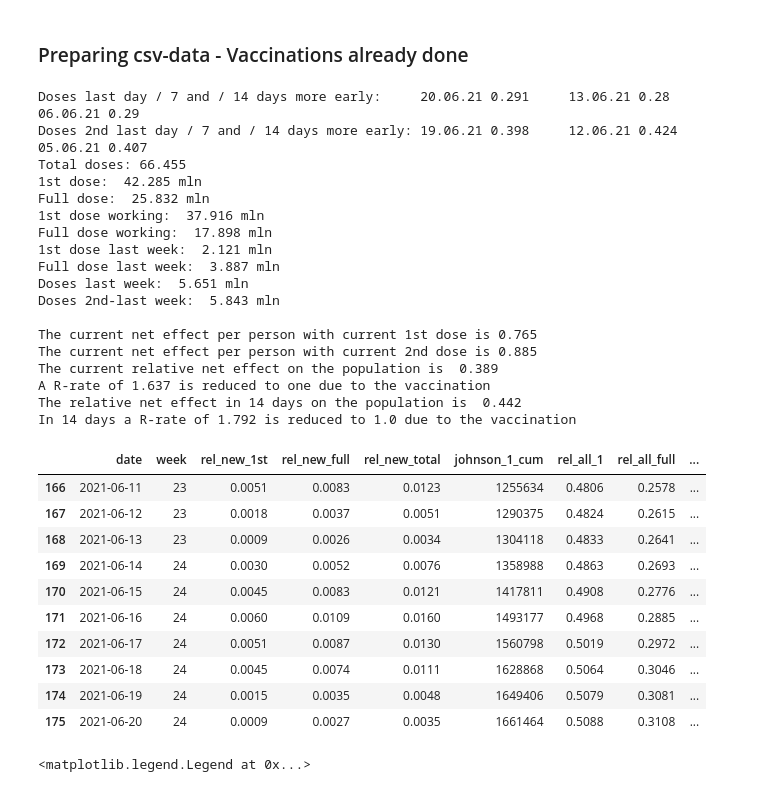
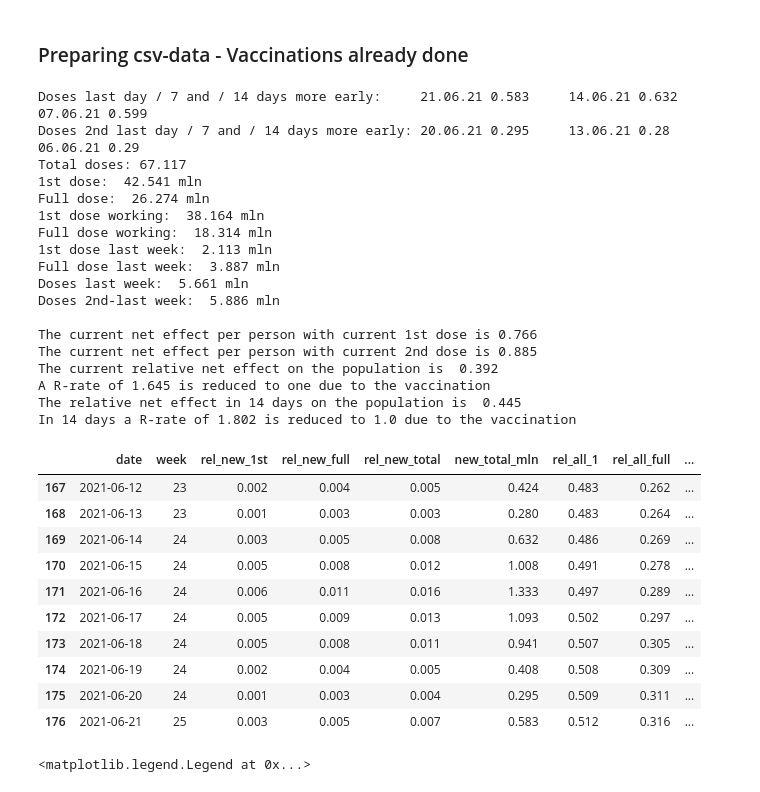
Before and after one commit to ThomasRegier/corona_vaccination_effect_predictor, a Jupyter notebook: Corona-Vaccination-Calculator.ipynb, the cells around one changed output. Saved outputs shown, nothing was run; the diff lists cells and outputs as text; code cells hidden in the pictures.

```diff
--- a/Corona-Vaccination-Calculator.ipynb
+++ b/Corona-Vaccination-Calculator.ipynb
@@ -119,60 +119,61 @@ print('Full dose: ',round(df['all_full'].iloc[-1]/1000000,3),'mln')
 print('1st dose working: ',round(df['all_1'].iloc[-15]/1000000,3),'mln')
 print('Full dose working: ',round(df['all_full'].iloc[-15]/1000000,3),'mln')
 print('1st dose last week: ',round((df['all_1'].iloc[-1] - df['all_1'].iloc[-8])/1000000,3),'mln')
 print('Full dose last week: ',round((df['all_full'].iloc[-1] - df['all_full'].iloc[-8])/1000000,3),'mln')
 
 print('Doses last week: ',round((df_total['dosen_kumulativ'].iloc[-1] - df_total['dosen_kumulativ'].iloc[-8])/1000000,3),'mln')
 #print('Doses last week: ',round((df_total['dosen_kumulativ'].iloc[-1] - df_total['dosen_kumulativ'].iloc[-8])/1000000,3),'mln')
 print('Doses 2nd-last week: ',round((df_total['dosen_kumulativ'].iloc[-8]
                                      - df_total['dosen_kumulativ'].iloc[-15])/1000000,3),'mln')
 
 print()
 
 rel_net_effect = round(df['net_effect'].iloc[-1] / df['all_1'].iloc[-1],3)
 print(f'The current net effect per person with current 1st dose is {rel_net_effect}')
 rel_net_effect_2nd = round(df['net_effect_2nd'].iloc[-1] / df['all_full'].iloc[-1],3)
 print(f'The current net effect per person with current 2nd dose is {rel_net_effect_2nd}')
 current_real_net = round(df['rel_net_effect'].iloc[-1],3)
 print(f'The current relative net effect on the population is ',current_real_net)
 R_to_1 = round(1 / (1-current_real_net),3)
 print(f'A R-rate of {R_to_1} is reduced to one due to the vaccination')
 real_net_14 = round(df['rel_net_effect_after_14'].iloc[-1],3)
 print(f'The relative net effect in 14 days on the population is ',real_net_14)
 R_to_1_14 = round(1 / (1-real_net_14),3)
 print(f'In 14 days a R-rate of {R_to_1_14} is reduced to 1.0 due to the vaccination')
 
 #df.iloc[-10:,:]
-df[['date','week','rel_new_1st','rel_new_full','rel_new_total','johnson_1_cum','rel_all_1','rel_all_full','rel_net_effect','R_to_1','rel_net_effect_after_14','R_to_1_14','rel_biontech_14']].iloc[-10:]
+df['new_total_mln'] = df['rel_new_total'] * population / 1000000
+df[['date','week','rel_new_1st','rel_new_full','rel_new_total','new_total_mln','rel_all_1','rel_all_full','rel_net_effect','R_to_1','rel_net_effect_after_14','R_to_1_14','rel_biontech_14']].iloc[-10:]
 # %% [output]
-Doses last day / 7 and / 14 days more early:     20.06.21 0.291     13.06.21 0.28     06.06.21 0.29
-Doses 2nd last day / 7 and / 14 days more early: 19.06.21 0.398     12.06.21 0.424     05.06.21 0.407
-Total doses: 66.455
-1st dose:  42.285 mln
-Full dose:  25.832 mln
-1st dose working:  37.916 mln
-Full dose working:  17.898 mln
-1st dose last week:  2.121 mln
+Doses last day / 7 and / 14 days more early:     21.06.21 0.583     14.06.21 0.632     07.06.21 0.599
+Doses 2nd last day / 7 and / 14 days more early: 20.06.21 0.295     13.06.21 0.28     06.06.21 0.29
+Total doses: 67.117
+1st dose:  42.541 mln
+Full dose:  26.274 mln
+1st dose working:  38.164 mln
+Full dose working:  18.314 mln
+1st dose last week:  2.113 mln
 Full dose last week:  3.887 mln
-Doses last week:  5.651 mln
-Doses 2nd-last week:  5.843 mln
+Doses last week:  5.661 mln
+Doses 2nd-last week:  5.886 mln
 
-The current net effect per person with current 1st dose is 0.765
+The current net effect per person with current 1st dose is 0.766
 The current net effect per person with current 2nd dose is 0.885
-The current relative net effect on the population is  0.389
-A R-rate of 1.637 is reduced to one due to the vaccination
-The relative net effect in 14 days on the population is  0.442
-In 14 days a R-rate of 1.792 is reduced to 1.0 due to the vaccination
+The current relative net effect on the population is  0.392
+A R-rate of 1.645 is reduced to one due to the vaccination
+The relative net effect in 14 days on the population is  0.445
+In 14 days a R-rate of 1.802 is reduced to 1.0 due to the vaccination
-|  | date | week | rel_new_1st | rel_new_full | rel_new_total | johnson_1_cum | rel_all_1 | rel_all_full | ... |
-| 166 | 2021-06-11 | 23 | 0.0051 | 0.0083 | 0.0123 | 1255634 | 0.4806 | 0.2578 | ... |
-| 167 | 2021-06-12 | 23 | 0.0018 | 0.0037 | 0.0051 | 1290375 | 0.4824 | 0.2615 | ... |
-| 168 | 2021-06-13 | 23 | 0.0009 | 0.0026 | 0.0034 | 1304118 | 0.4833 | 0.2641 | ... |
-| 169 | 2021-06-14 | 24 | 0.0030 | 0.0052 | 0.0076 | 1358988 | 0.4863 | 0.2693 | ... |
-| 170 | 2021-06-15 | 24 | 0.0045 | 0.0083 | 0.0121 | 1417811 | 0.4908 | 0.2776 | ... |
-| 171 | 2021-06-16 | 24 | 0.0060 | 0.0109 | 0.0160 | 1493177 | 0.4968 | 0.2885 | ... |
-| 172 | 2021-06-17 | 24 | 0.0051 | 0.0087 | 0.0130 | 1560798 | 0.5019 | 0.2972 | ... |
-| 173 | 2021-06-18 | 24 | 0.0045 | 0.0074 | 0.0111 | 1628868 | 0.5064 | 0.3046 | ... |
-| 174 | 2021-06-19 | 24 | 0.0015 | 0.0035 | 0.0048 | 1649406 | 0.5079 | 0.3081 | ... |
-| 175 | 2021-06-20 | 24 | 0.0009 | 0.0027 | 0.0035 | 1661464 | 0.5088 | 0.3108 | ... |
+|  | date | week | rel_new_1st | rel_new_full | rel_new_total | new_total_mln | rel_all_1 | rel_all_full | ... |
+| 167 | 2021-06-12 | 23 | 0.002 | 0.004 | 0.005 | 0.424 | 0.483 | 0.262 | ... |
+| 168 | 2021-06-13 | 23 | 0.001 | 0.003 | 0.003 | 0.280 | 0.483 | 0.264 | ... |
+| 169 | 2021-06-14 | 24 | 0.003 | 0.005 | 0.008 | 0.632 | 0.486 | 0.269 | ... |
+| 170 | 2021-06-15 | 24 | 0.005 | 0.008 | 0.012 | 1.008 | 0.491 | 0.278 | ... |
+| 171 | 2021-06-16 | 24 | 0.006 | 0.011 | 0.016 | 1.333 | 0.497 | 0.289 | ... |
+| 172 | 2021-06-17 | 24 | 0.005 | 0.009 | 0.013 | 1.093 | 0.502 | 0.297 | ... |
+| 173 | 2021-06-18 | 24 | 0.005 | 0.008 | 0.011 | 0.941 | 0.507 | 0.305 | ... |
+| 174 | 2021-06-19 | 24 | 0.002 | 0.004 | 0.005 | 0.408 | 0.508 | 0.309 | ... |
+| 175 | 2021-06-20 | 24 | 0.001 | 0.003 | 0.004 | 0.295 | 0.509 | 0.311 | ... |
+| 176 | 2021-06-21 | 25 | 0.003 | 0.005 | 0.007 | 0.583 | 0.512 | 0.316 | ... |
 # %%
 plt.figure('daily vaccinations')
 fig = plt.figure(figsize=(16,4))
```
Also changed, not shown: parts of 7 cells of this notebook, 5 other files.
